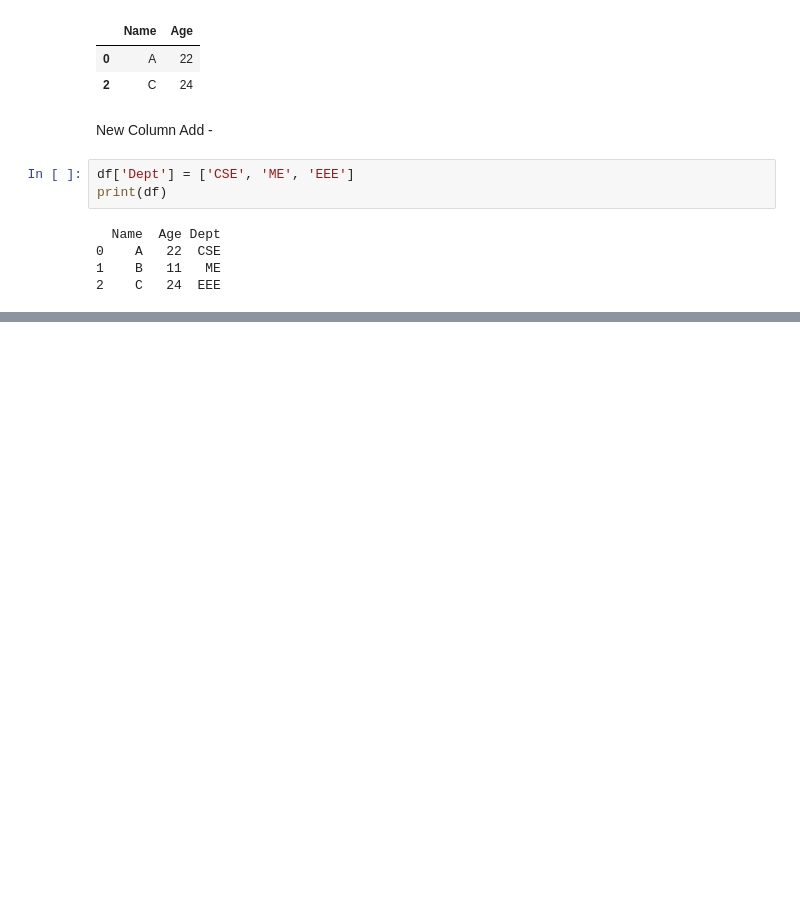
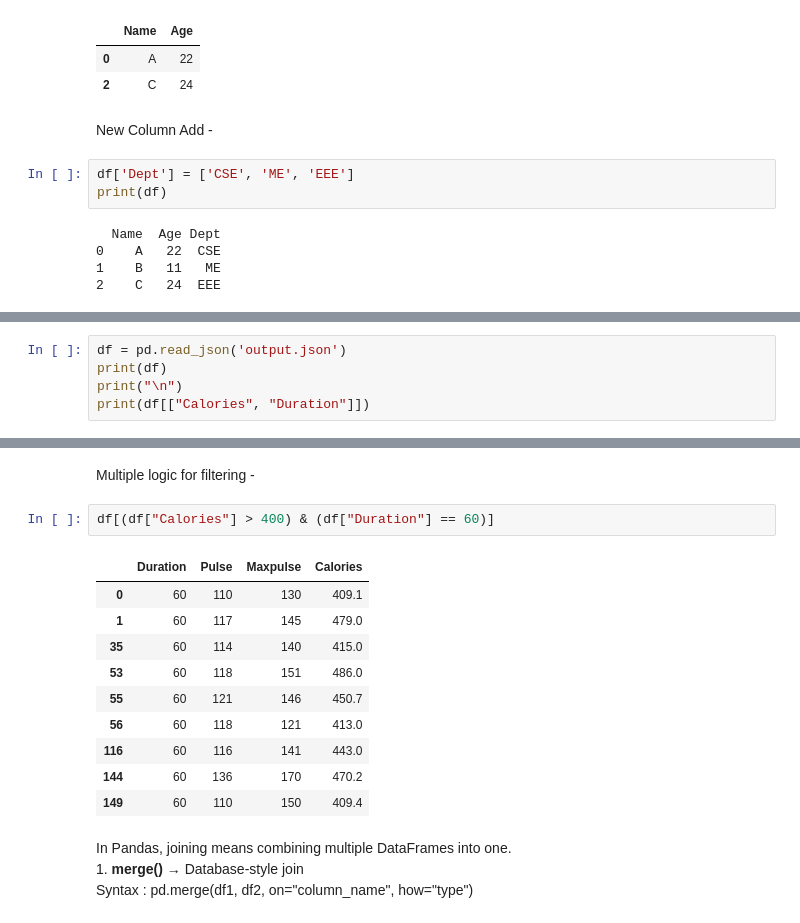
Before and after one commit to asif-shariar7/Pandas, a Jupyter notebook: Pandas.ipynb, the cells around one changed output, grey strips where cells are left out. Saved outputs shown, nothing was run; the diff lists cells and outputs as text; blank space fills up the shorter version.

```diff
--- a/Pandas.ipynb
+++ b/Pandas.ipynb
@@ -95,0 +354,5 @@ print(df)
+# %%
+df = pd.read_json('output.json')
+print(df)
+print("\n")
+print(df[["Calories", "Duration"]])
@@ -95,0 +377,19 @@ print(df)
+# %% [markdown]
+<p>Multiple logic for filtering - </p>
+# %%
+df[(df["Calories"] > 400) & (df["Duration"] == 60)]
+# %% [output]
+|  | Duration | Pulse | Maxpulse | Calories |
+| 0 | 60 | 110 | 130 | 409.1 |
+| 1 | 60 | 117 | 145 | 479.0 |
+| 35 | 60 | 114 | 140 | 415.0 |
+| 53 | 60 | 118 | 151 | 486.0 |
+| 55 | 60 | 121 | 146 | 450.7 |
+| 56 | 60 | 118 | 121 | 413.0 |
+| 116 | 60 | 116 | 141 | 443.0 |
+| 144 | 60 | 136 | 170 | 470.2 |
+| 149 | 60 | 110 | 150 | 409.4 |
+# %% [markdown]
+<p>In Pandas, joining means combining multiple DataFrames into one.<br>
+1. <b>merge()</b> → Database-style join<br>
+Syntax : pd.merge(df1, df2, on="column_name", how="type")</p>
```
Also changed, not shown: parts of 44 cells of this notebook.
